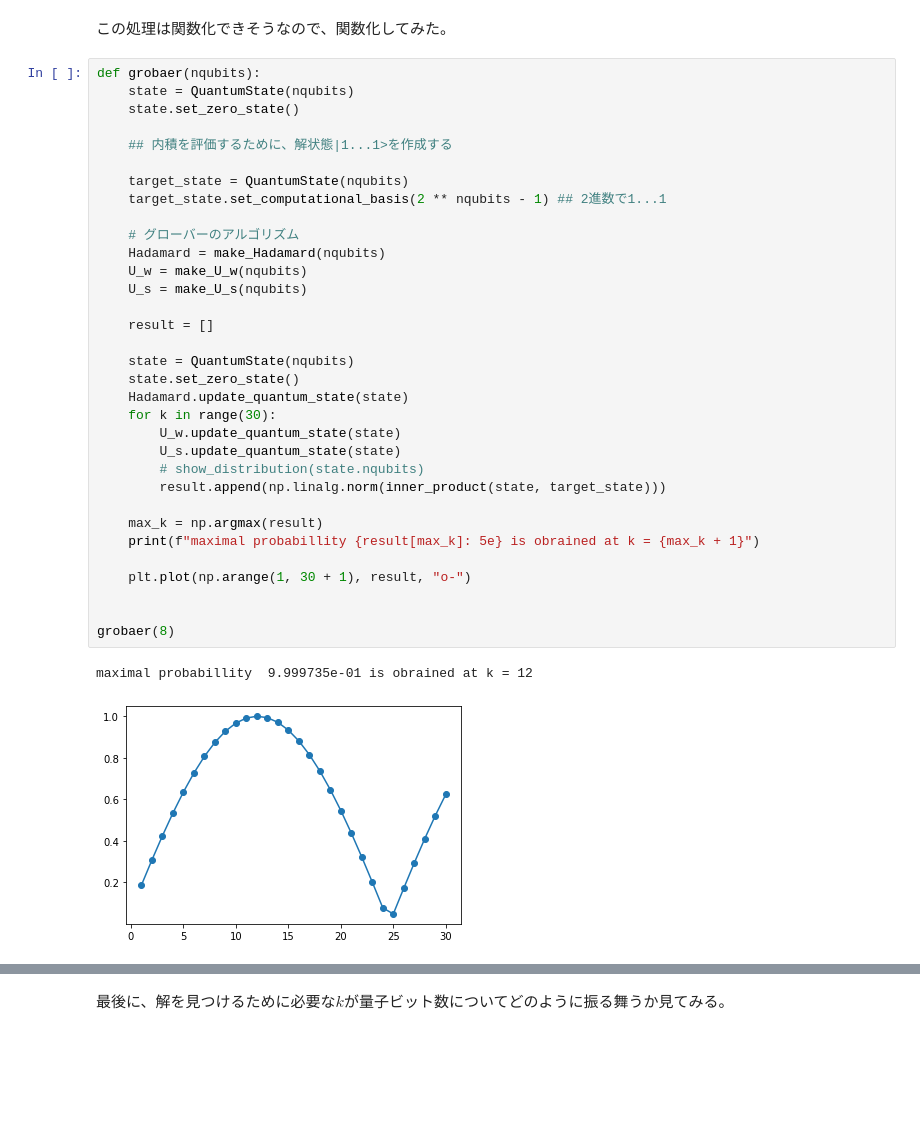
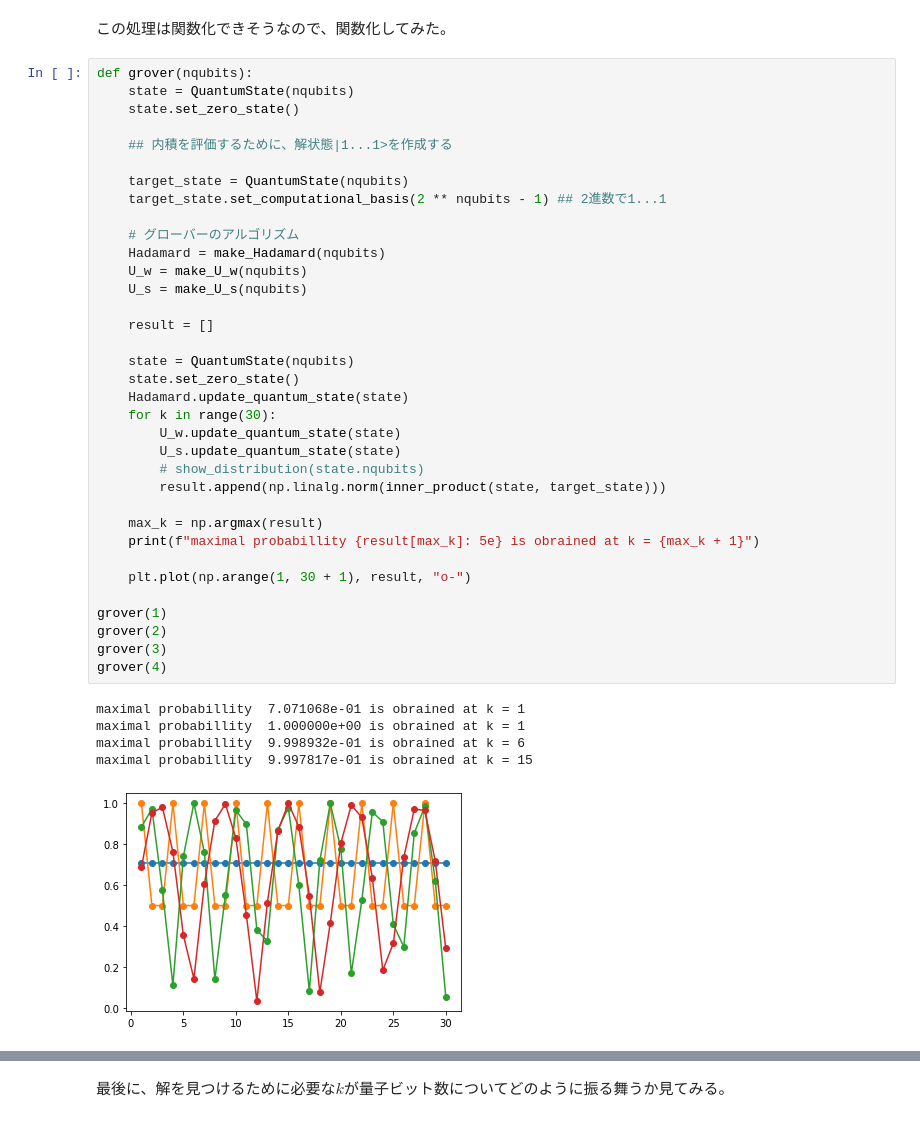
Before and after one commit to KaitoMuraoka/BasicQuantumAlgorithm, a Jupyter notebook: グローバーのアルゴリズム.ipynb, the cells around one changed output, grey strips where cells are left out. Saved outputs shown, nothing was run; the diff lists cells and outputs as text; blank space fills up the shorter version.

```diff
--- a/グローバーのアルゴリズム.ipynb
+++ b/グローバーのアルゴリズム.ipynb
@@ -233,38 +265,43 @@ $k = 25$回でほぼ確率が1でtarget状態が得られている。
 # %% [markdown]
 この処理は関数化できそうなので、関数化してみた。
 # %%
-def grobaer(nqubits):
+def grover(nqubits):
     state = QuantumState(nqubits)
     state.set_zero_state()
 
     ## 内積を評価するために、解状態|1...1>を作成する
 
     target_state = QuantumState(nqubits)
     target_state.set_computational_basis(2 ** nqubits - 1) ## 2進数で1...1
 
     # グローバーのアルゴリズム
     Hadamard = make_Hadamard(nqubits)
     U_w = make_U_w(nqubits)
     U_s = make_U_s(nqubits)
 
     result = []
 
     state = QuantumState(nqubits)
     state.set_zero_state()
     Hadamard.update_quantum_state(state)
     for k in range(30):
         U_w.update_quantum_state(state)
         U_s.update_quantum_state(state)
         # show_distribution(state.nqubits)
         result.append(np.linalg.norm(inner_product(state, target_state)))
 
     max_k = np.argmax(result)
     print(f"maximal probabillity {result[max_k]: 5e} is obrained at k = {max_k + 1}")
 
     plt.plot(np.arange(1, 30 + 1), result, "o-")
 
-
-grobaer(8)
+grover(1)
+grover(2)
+grover(3)
+grover(4)
 # %% [output]
-maximal probabillity  9.999735e-01 is obrained at k = 12
+maximal probabillity  7.071068e-01 is obrained at k = 1
+maximal probabillity  1.000000e+00 is obrained at k = 1
+maximal probabillity  9.998932e-01 is obrained at k = 6
+maximal probabillity  9.997817e-01 is obrained at k = 15
-[figure, old version]
+[figure, new version]
```
Also changed, not shown: parts of 7 cells of this notebook.
